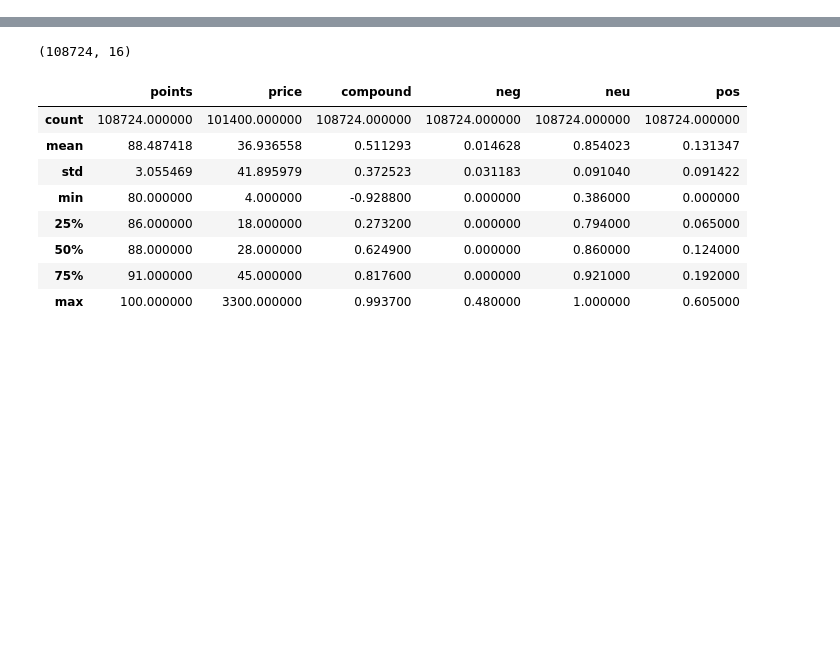
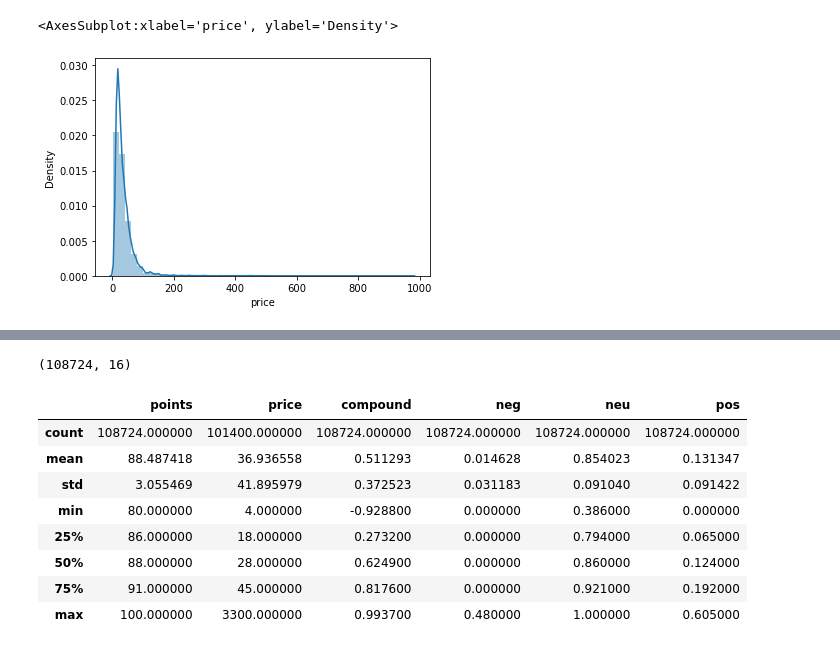
Before and after one commit to laurelhickey/Data_Analytics_Project, a Jupyter notebook: Wine Reviews Initial Pass.ipynb, the cells around one changed output, grey strips where cells are left out. Saved outputs shown, nothing was run; the diff lists cells and outputs as text; code cells hidden in the pictures; blank space fills up the shorter version.

```diff
--- a/Wine Reviews Initial Pass.ipynb
+++ b/Wine Reviews Initial Pass.ipynb
@@ -54,0 +72,5 @@ df = df.drop(columns = 'region_2')
+# %%
+sns.distplot(df['price'])
+# %% [output]
+<AxesSubplot:xlabel='price', ylabel='Density'>
+[figure, added]
```
Also changed, not shown: parts of 32 cells of this notebook.
